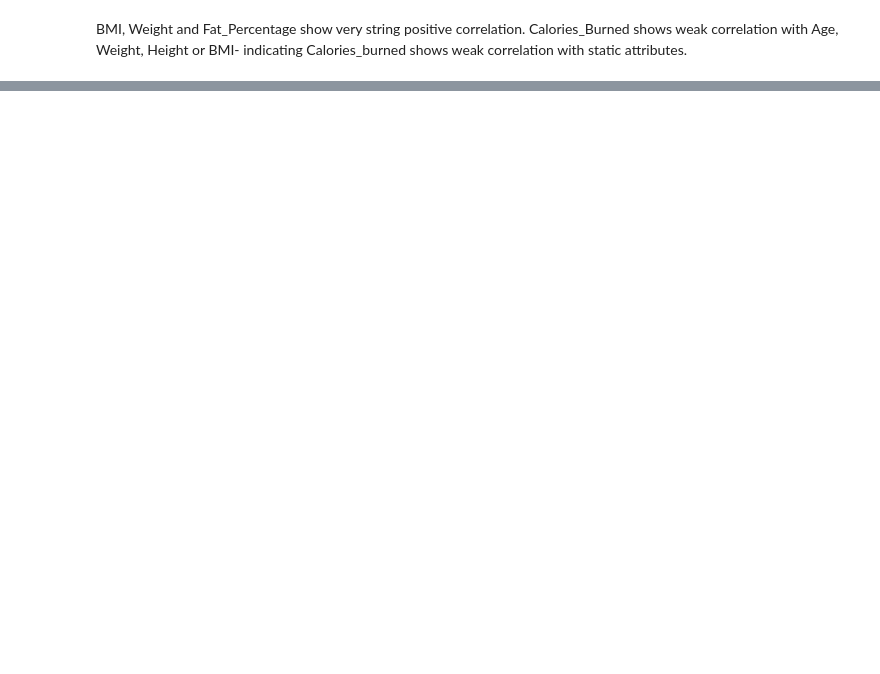
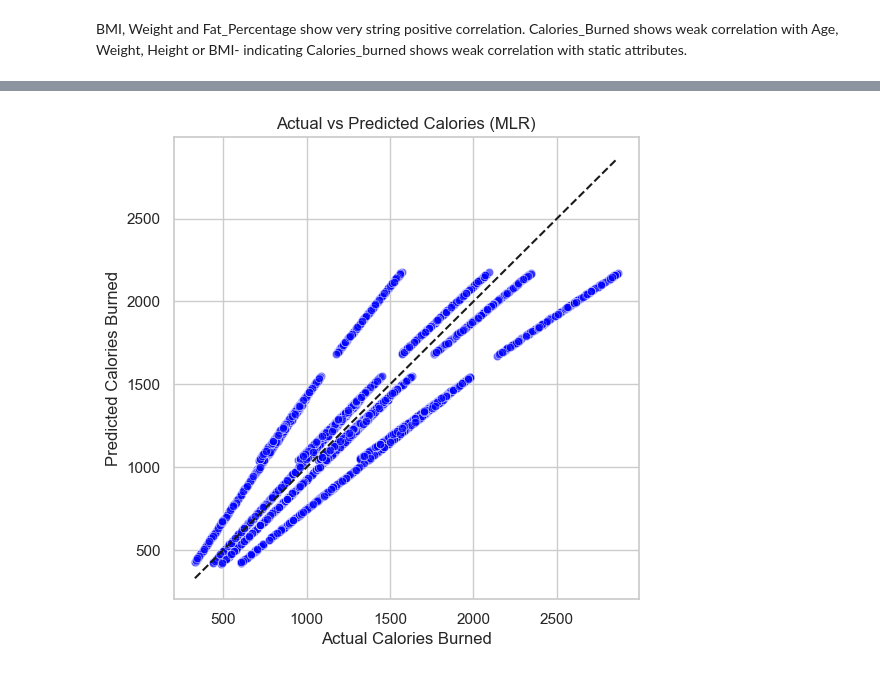
Before and after one commit to dishasanthosh/Group_2_IMT574, a Jupyter notebook: Group 2_Final Project_IMT 574.ipynb, the cells around one changed output, grey strips where cells are left out. Cells and saved outputs as stored; diff of their text form; code cells hidden in the pictures; blank space fills up the shorter version.

Commit message:
modified Linreg and RandomForestReg

```diff
--- a/Group 2_Final Project_IMT 574.ipynb
+++ b/Group 2_Final Project_IMT 574.ipynb
@@ -197,0 +148,18 @@ Random Forest Regressor:
+# %%
+# Imputing missing values
+imputer = SimpleImputer(strategy="median")
+X = pd.DataFrame(imputer.fit_transform(X), columns=features)
+# %%
+#Scaling
+scaler = StandardScaler()
+X_scaled = pd.DataFrame(scaler.fit_transform(X), columns=features)
+# %%
+#Spliiting data into train and test set
+X_train, X_test, y_train, y_test = train_test_split(X_scaled, y, test_size=0.2, random_state=RANDOM_STATE)
+# %%
+#fitting multiple regression
+linreg = LinearRegression()
+linreg.fit(X_train, y_train)
+
+# Predictions
+y_pred = linreg.predict(X_test)
@@ -197,0 +205,11 @@ Random Forest Regressor:
+# %%
+#plotting predicted values vs actual values
+plt.figure(figsize=(6,6))
+sns.scatterplot(x=y_test, y=y_pred, alpha=0.6, color="blue")
+plt.plot([y_test.min(), y_test.max()], [y_test.min(), y_test.max()], "k--")
+plt.xlabel("Actual Calories Burned")
+plt.ylabel("Predicted Calories Burned")
+plt.title("Actual vs Predicted Calories (MLR)")
+plt.show()
+# %% [output]
+[figure, added]
```
Also changed, not shown: parts of 21 cells of this notebook.
